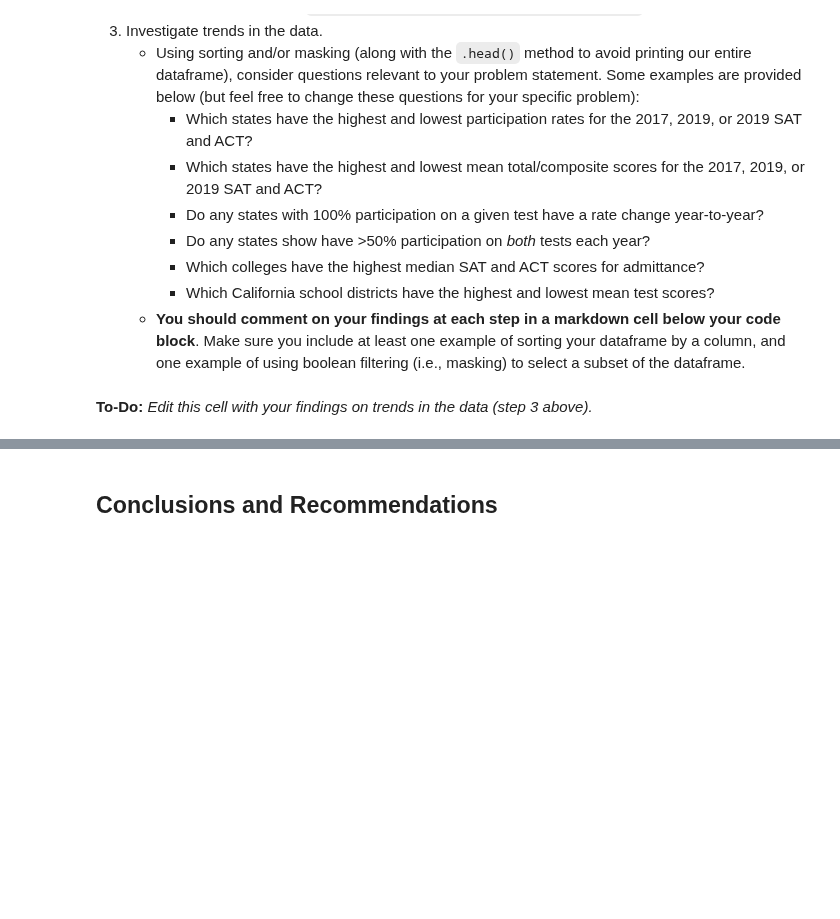
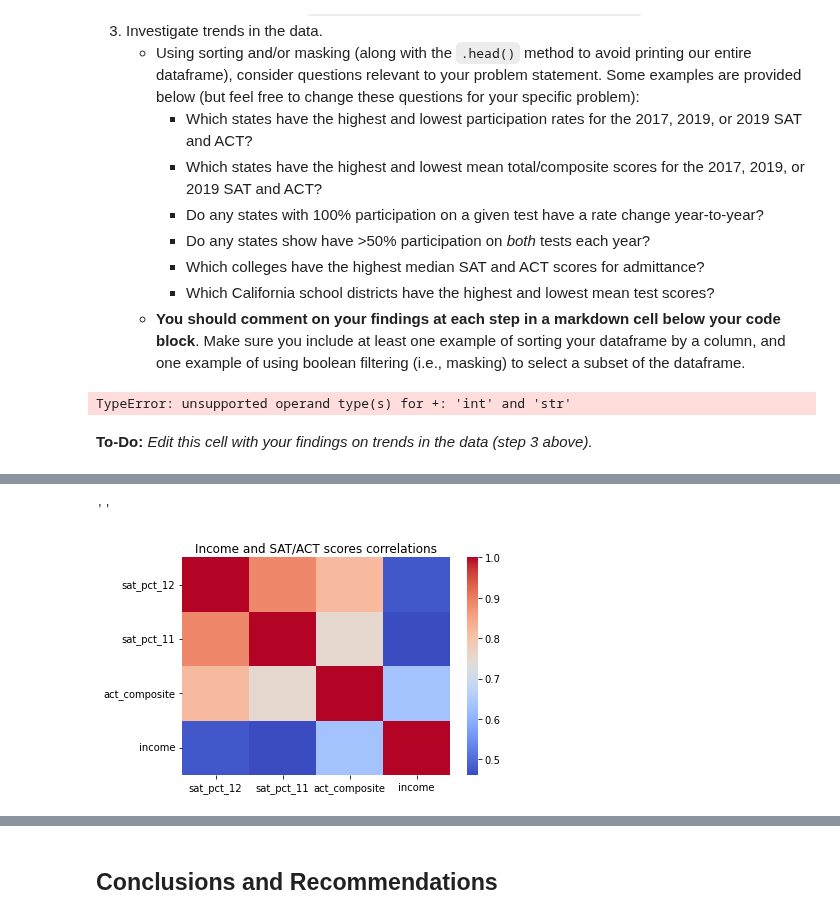
Before and after one commit to pezpet/general-assembly, a Jupyter notebook: labs/project-1-master/code/starter-code.ipynb, the cells around one changed output, grey strips where cells are left out. Saved outputs shown, nothing was run; the diff lists cells and outputs as text; code cells hidden in the pictures; blank space fills up the shorter version.

```diff
--- a/labs/project-1-master/code/starter-code.ipynb
+++ b/labs/project-1-master/code/starter-code.ipynb
@@ -470,3 +494,12 @@ Complete the following steps to explore your data. You are welcome to do more ED
+# %%
+#Code:
+sd = {
+    k: v for k in scores_and_incomes.columns for v in [standard_deviation(scores_and_incomes[k].to_list())]
+}
+
+sd
+# %% [output]
+TypeError: unsupported operand type(s) for +: 'int' and 'str'
 # %% [markdown]
 **To-Do:** *Edit this cell with your findings on trends in the data (step 3 above).*
 # %% [markdown]
@@ -516,0 +548,8 @@ Here are some prompts to get you started with visualizations. Feel free to add a
+# %%
+# Code
+sns.heatmap(scores_and_incomes.corr(),  cmap='coolwarm')
+plt.title('Income and SAT/ACT scores correlations')
+;
+# %% [output]
+''
+[figure, added]
```
Also changed, not shown: parts of 33 cells of this notebook.
